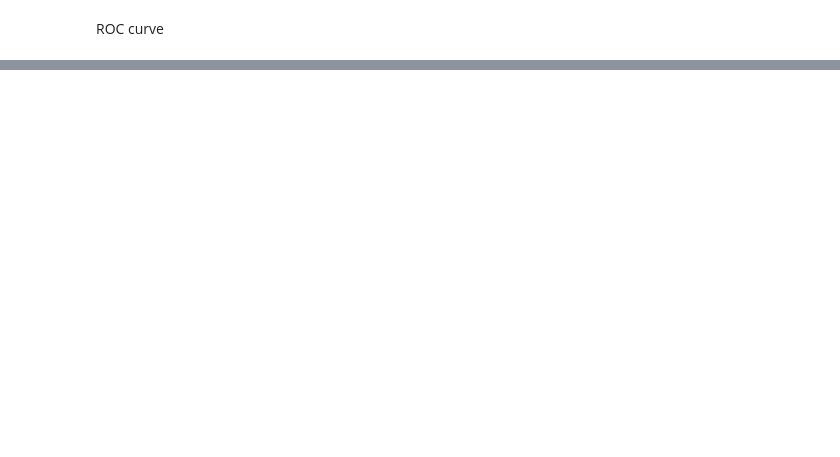
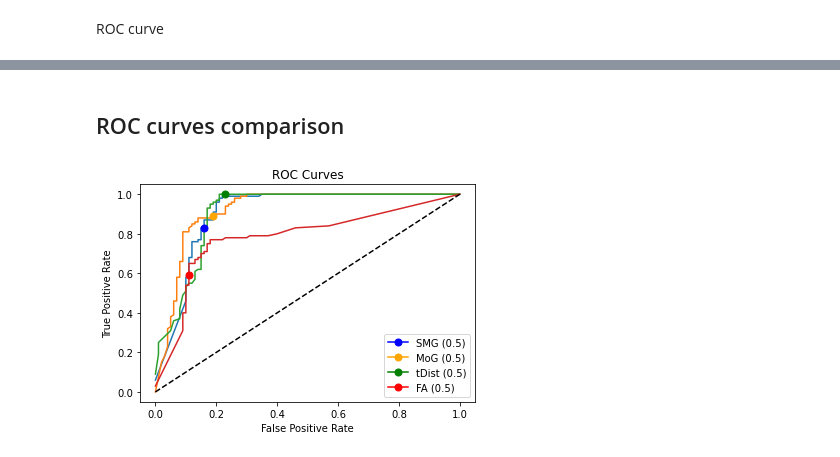
Before and after one commit to danmenloz/FaceDetection, a Jupyter notebook: Models.ipynb, the cells around one changed output, grey strips where cells are left out. Saved outputs shown, nothing was run; the diff lists cells and outputs as text; code cells hidden in the pictures; blank space fills up the shorter version.

Commit message:
Added ROC comparison.

```diff
--- a/Models.ipynb
+++ b/Models.ipynb
@@ -800,0 +801,19 @@ Text(0.5, 1.0, 'ROC Curve Factor Analysis Model')
+# %% [markdown]
+## ROC curves comparison
+# %%
+plt.plot(plt_SMG_FPR,plt_SMG_TPR)
+plt.plot(plt_MoG_FPR,plt_MoG_TPR)
+plt.plot(plt_TDist_FPR,plt_TDist_TPR)
+plt.plot(plt_FA_FPR,plt_FA_TPR)
+plt.plot(FP_SMG / (FP_SMG+TN_SMG), 1 - FN_SMG / (FN_SMG+TP_SMG), color='blue', marker='o',markerfacecolor='blue', markersize=7, label = 'SMG (0.5)')
+plt.plot(FP_MoG / (FP_MoG+TN_MoG), 1 - FN_MoG / (FN_MoG+TP_MoG), color='orange', marker='o',markerfacecolor='orange', markersize=7, label = 'MoG (0.5)')
+plt.plot(FP_TDist / (FP_TDist+TN_TDist), 1 - FN_TDist / (FN_TDist+TP_TDist), color='green', marker='o',markerfacecolor='green', markersize=7, label = 'tDist (0.5)')
+plt.plot(FP_FA / (FP_FA+TN_FA), 1 - FN_FA / (FN_FA+TP_FA), color='red', marker='o',markerfacecolor='red', markersize=7, label = 'FA (0.5)')
+plt.plot([0,1], [0,1], color='black', linestyle='dashed')
+plt.legend()
+plt.xlabel("False Positive Rate")
+plt.ylabel("True Positive Rate")
+plt.title("ROC Curves")
+plt.show()
+# %% [output]
+[figure, added]
```
Also changed, not shown: parts of 7 cells of this notebook.
